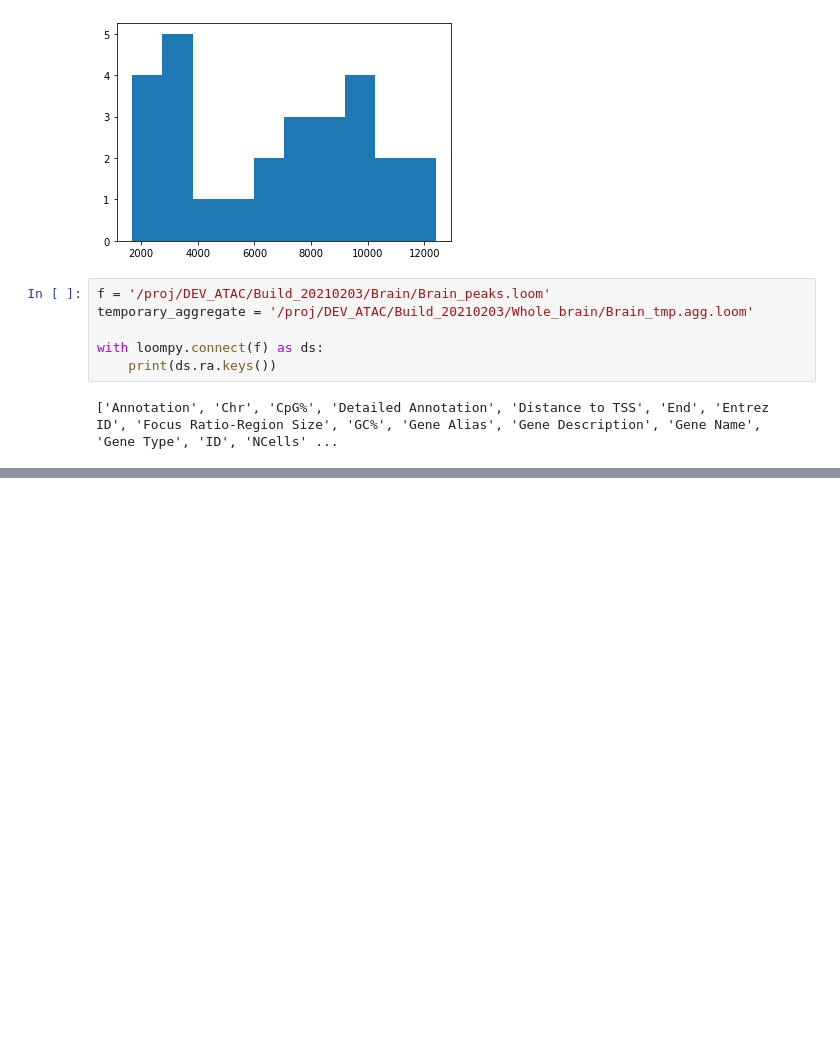
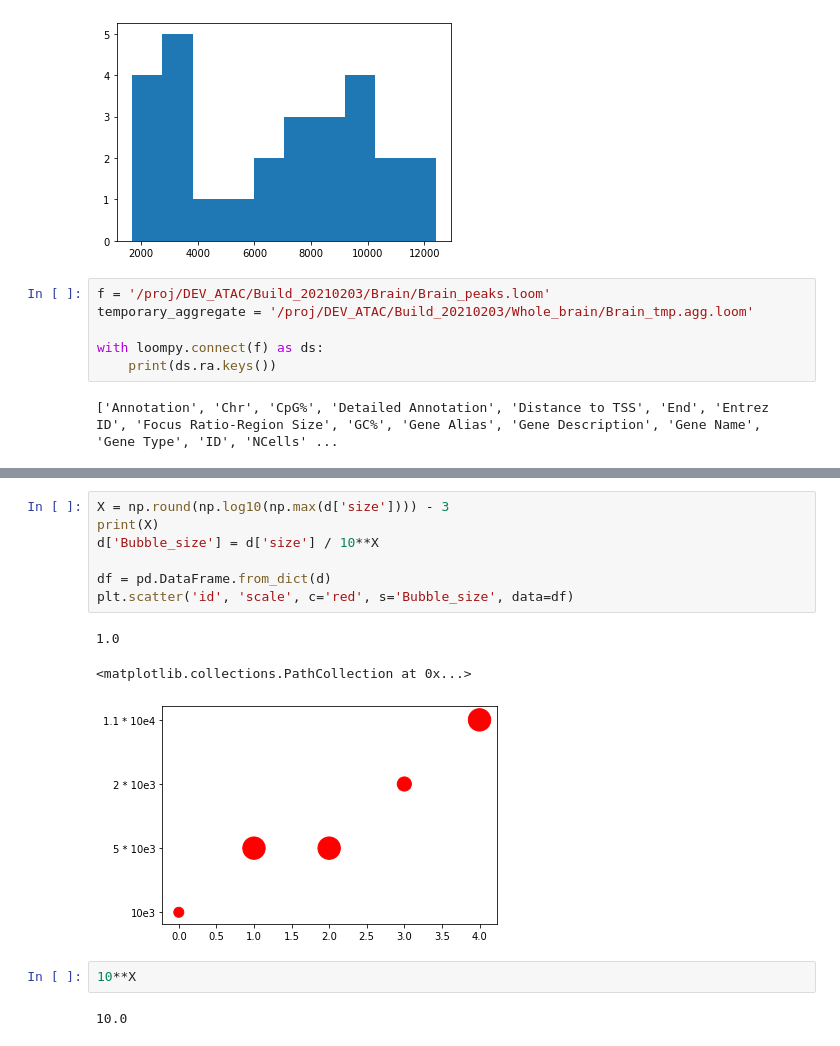
Before and after one commit to linnarsson-lab/chromograph, a Jupyter notebook: notebooks/Misc.ipynb, the cells around one changed output, grey strips where cells are left out. Cells and saved outputs as stored; diff of their text form; blank space fills up the shorter version.

```diff
--- a/notebooks/Misc.ipynb
+++ b/notebooks/Misc.ipynb
@@ -855,0 +875,15 @@ with loompy.connect(f) as ds:
+# %%
+X = np.round(np.log10(np.max(d['size']))) - 3
+print(X)
+d['Bubble_size'] = d['size'] / 10**X
+
+df = pd.DataFrame.from_dict(d)
+plt.scatter('id', 'scale', c='red', s='Bubble_size', data=df)
+# %% [output]
+1.0
+<matplotlib.collections.PathCollection at 0x...>
+[figure, added]
+# %%
+10**X
+# %% [output]
+10.0
```
Also changed, not shown: parts of 2 cells of this notebook, 11 other files.
